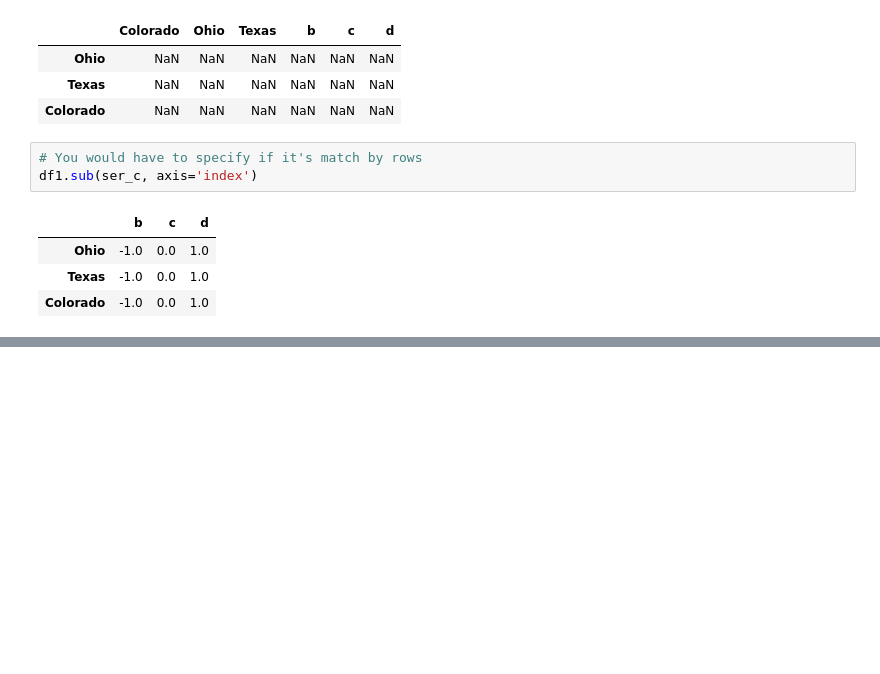
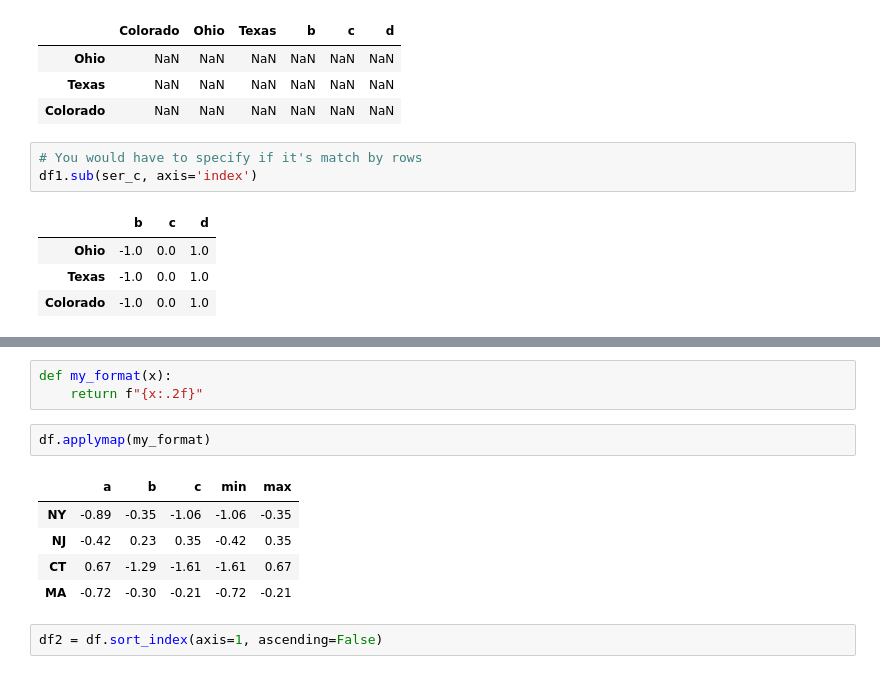
Before and after one commit to tensor-polinomics/l5, a Jupyter notebook: PDA/PDA/Chapter5.ipynb, the cells around one changed output, grey strips where cells are left out. Saved outputs shown, nothing was run; the diff lists cells and outputs as text; blank space fills up the shorter version.

```diff
--- a/PDA/PDA/Chapter5.ipynb
+++ b/PDA/PDA/Chapter5.ipynb
@@ -375,0 +409,13 @@ df1.sub(ser_c, axis='index')
+# %%
+def my_format(x):
+    return f"{x:.2f}"
+# %%
+df.applymap(my_format)
+# %% [output]
+|  | a | b | c | min | max |
+| NY | -0.89 | -0.35 | -1.06 | -1.06 | -0.35 |
+| NJ | -0.42 | 0.23 | 0.35 | -0.42 | 0.35 |
+| CT | 0.67 | -1.29 | -1.61 | -1.61 | 0.67 |
+| MA | -0.72 | -0.30 | -0.21 | -0.72 | -0.21 |
+# %%
+df2 = df.sort_index(axis=1, ascending=False)
```
Also changed, not shown: parts of 27 cells of this notebook, 1 other file.
